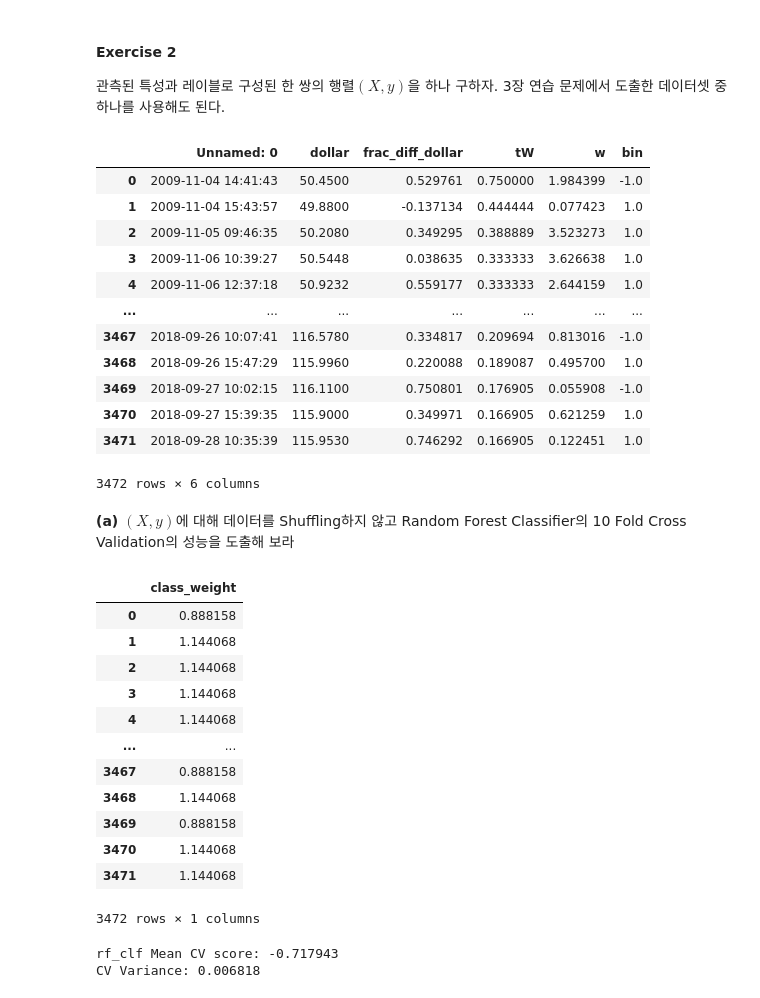
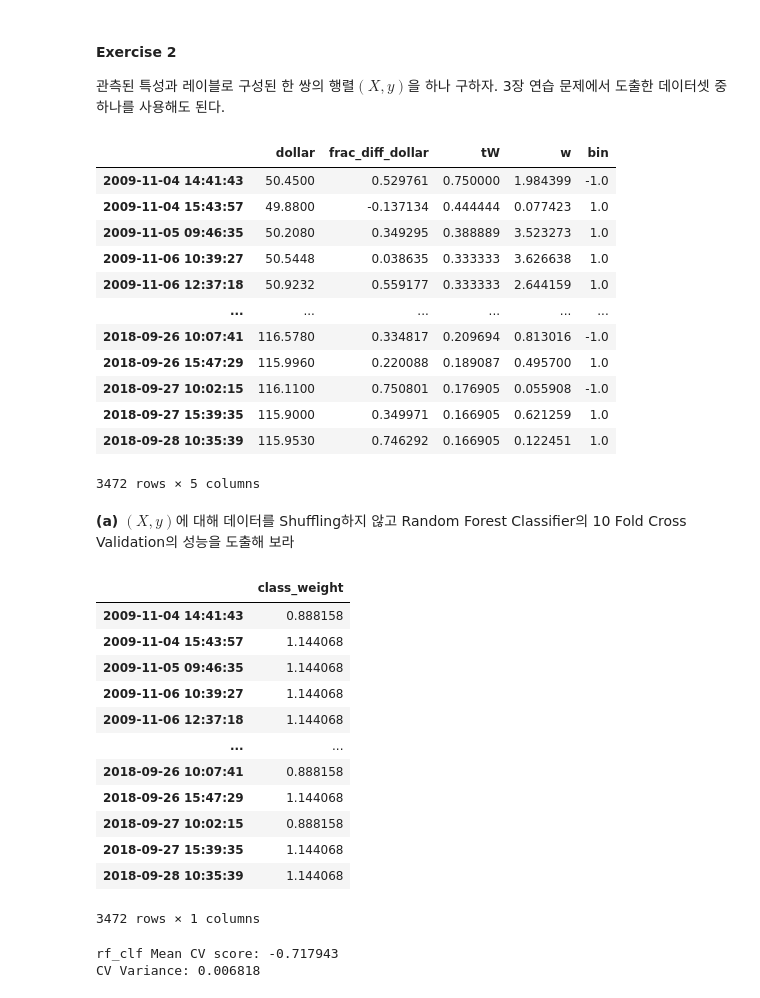
Before and after one commit to Tommylee1013/Advances-in-Financial-Machine-Learning, a Jupyter notebook: Chapter 7.ipynb, the cells around one changed output. Saved outputs shown, nothing was run; the diff lists cells and outputs as text; code cells hidden in the pictures.

```diff
--- a/Chapter 7.ipynb
+++ b/Chapter 7.ipynb
@@ -15,22 +15,22 @@ import FinancialMachineLearning as fml
 
 관측된 특성과 레이블로 구성된 한 쌍의 행렬$(X,y)$을 하나 구하자. 3장 연습 문제에서 도출한 데이터셋 중 하나를 사용해도 된다.
 # %%
-df = pd.read_csv('sp500featureBin.csv')
+df = pd.read_csv('sp500featureBin.csv', index_col = 0)
 df
 # %% [output]
-|  | Unnamed: 0 | dollar | frac_diff_dollar | tW | w | bin |
-| 0 | 2009-11-04 14:41:43 | 50.4500 | 0.529761 | 0.750000 | 1.984399 | -1.0 |
-| 1 | 2009-11-04 15:43:57 | 49.8800 | -0.137134 | 0.444444 | 0.077423 | 1.0 |
-| 2 | 2009-11-05 09:46:35 | 50.2080 | 0.349295 | 0.388889 | 3.523273 | 1.0 |
-| 3 | 2009-11-06 10:39:27 | 50.5448 | 0.038635 | 0.333333 | 3.626638 | 1.0 |
-| 4 | 2009-11-06 12:37:18 | 50.9232 | 0.559177 | 0.333333 | 2.644159 | 1.0 |
-| ... | ... | ... | ... | ... | ... | ... |
-| 3467 | 2018-09-26 10:07:41 | 116.5780 | 0.334817 | 0.209694 | 0.813016 | -1.0 |
-| 3468 | 2018-09-26 15:47:29 | 115.9960 | 0.220088 | 0.189087 | 0.495700 | 1.0 |
-| 3469 | 2018-09-27 10:02:15 | 116.1100 | 0.750801 | 0.176905 | 0.055908 | -1.0 |
-| 3470 | 2018-09-27 15:39:35 | 115.9000 | 0.349971 | 0.166905 | 0.621259 | 1.0 |
-| 3471 | 2018-09-28 10:35:39 | 115.9530 | 0.746292 | 0.166905 | 0.122451 | 1.0 |
+|  | dollar | frac_diff_dollar | tW | w | bin |
+| 2009-11-04 14:41:43 | 50.4500 | 0.529761 | 0.750000 | 1.984399 | -1.0 |
+| 2009-11-04 15:43:57 | 49.8800 | -0.137134 | 0.444444 | 0.077423 | 1.0 |
+| 2009-11-05 09:46:35 | 50.2080 | 0.349295 | 0.388889 | 3.523273 | 1.0 |
+| 2009-11-06 10:39:27 | 50.5448 | 0.038635 | 0.333333 | 3.626638 | 1.0 |
+| 2009-11-06 12:37:18 | 50.9232 | 0.559177 | 0.333333 | 2.644159 | 1.0 |
+| ... | ... | ... | ... | ... | ... |
+| 2018-09-26 10:07:41 | 116.5780 | 0.334817 | 0.209694 | 0.813016 | -1.0 |
+| 2018-09-26 15:47:29 | 115.9960 | 0.220088 | 0.189087 | 0.495700 | 1.0 |
+| 2018-09-27 10:02:15 | 116.1100 | 0.750801 | 0.176905 | 0.055908 | -1.0 |
+| 2018-09-27 15:39:35 | 115.9000 | 0.349971 | 0.166905 | 0.621259 | 1.0 |
+| 2018-09-28 10:35:39 | 115.9530 | 0.746292 | 0.166905 | 0.122451 | 1.0 |
-3472 rows × 6 columns
+3472 rows × 5 columns
 # %%
 X = df.iloc[:,:-1].values # dollar, frac_diff, tW, w
 y = df.iloc[:,-1].values.reshape(-1,1) # bin
@@ -58,17 +58,17 @@ cweight.loc[df[df.bin == 1.0].index] = weights[0]
 cweight
 # %% [output]
 |  | class_weight |
-| 0 | 0.888158 |
-| 1 | 1.144068 |
-| 2 | 1.144068 |
-| 3 | 1.144068 |
-| 4 | 1.144068 |
+| 2009-11-04 14:41:43 | 0.888158 |
+| 2009-11-04 15:43:57 | 1.144068 |
+| 2009-11-05 09:46:35 | 1.144068 |
+| 2009-11-06 10:39:27 | 1.144068 |
+| 2009-11-06 12:37:18 | 1.144068 |
 | ... | ... |
-| 3467 | 0.888158 |
-| 3468 | 1.144068 |
-| 3469 | 0.888158 |
-| 3470 | 1.144068 |
-| 3471 | 1.144068 |
+| 2018-09-26 10:07:41 | 0.888158 |
+| 2018-09-26 15:47:29 | 1.144068 |
+| 2018-09-27 10:02:15 | 0.888158 |
+| 2018-09-27 15:39:35 | 1.144068 |
+| 2018-09-28 10:35:39 | 1.144068 |
 3472 rows × 1 columns
 # %%
 #based on book recommendation
```
Also changed, not shown: parts of 1 cell of this notebook, 1 other file.
